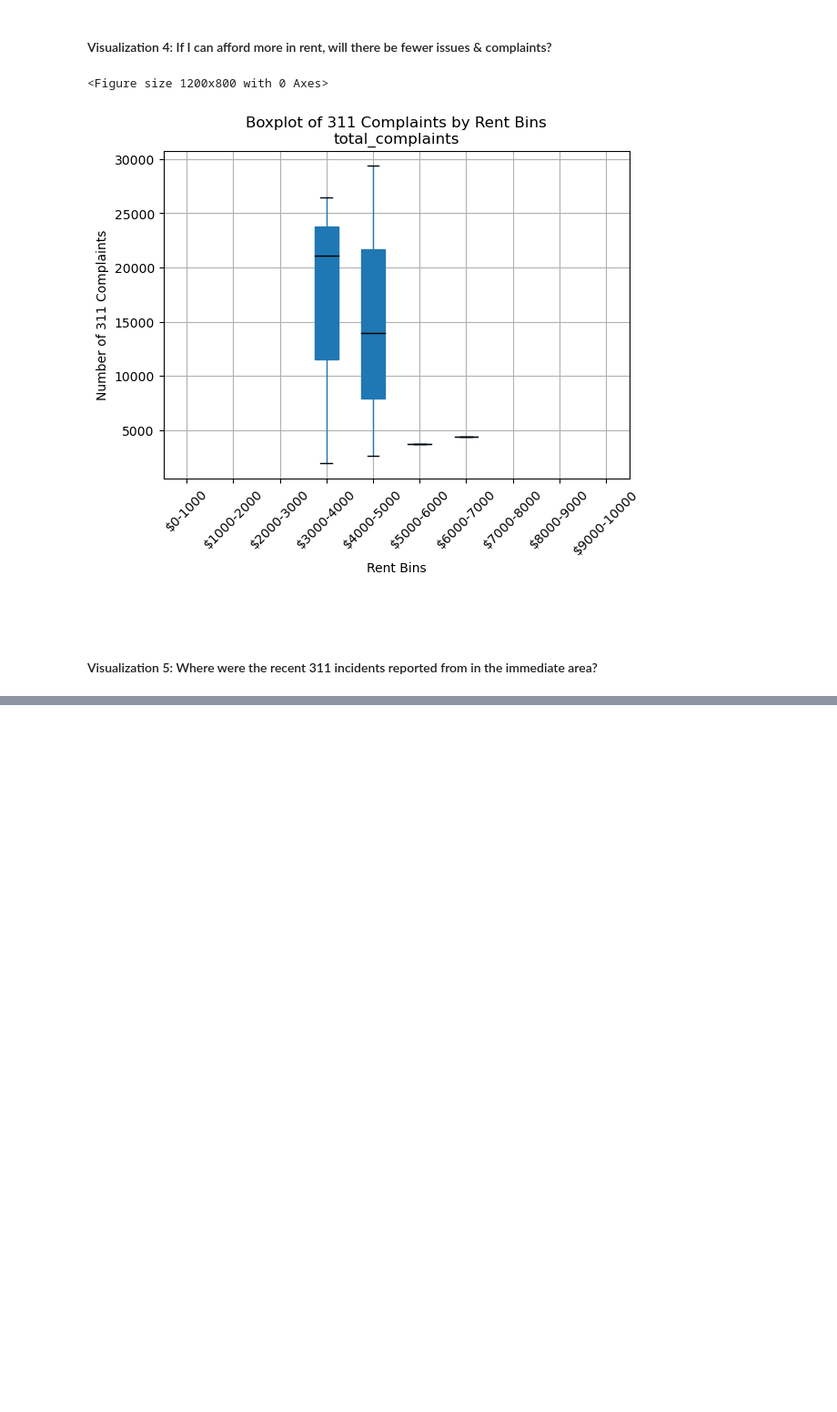
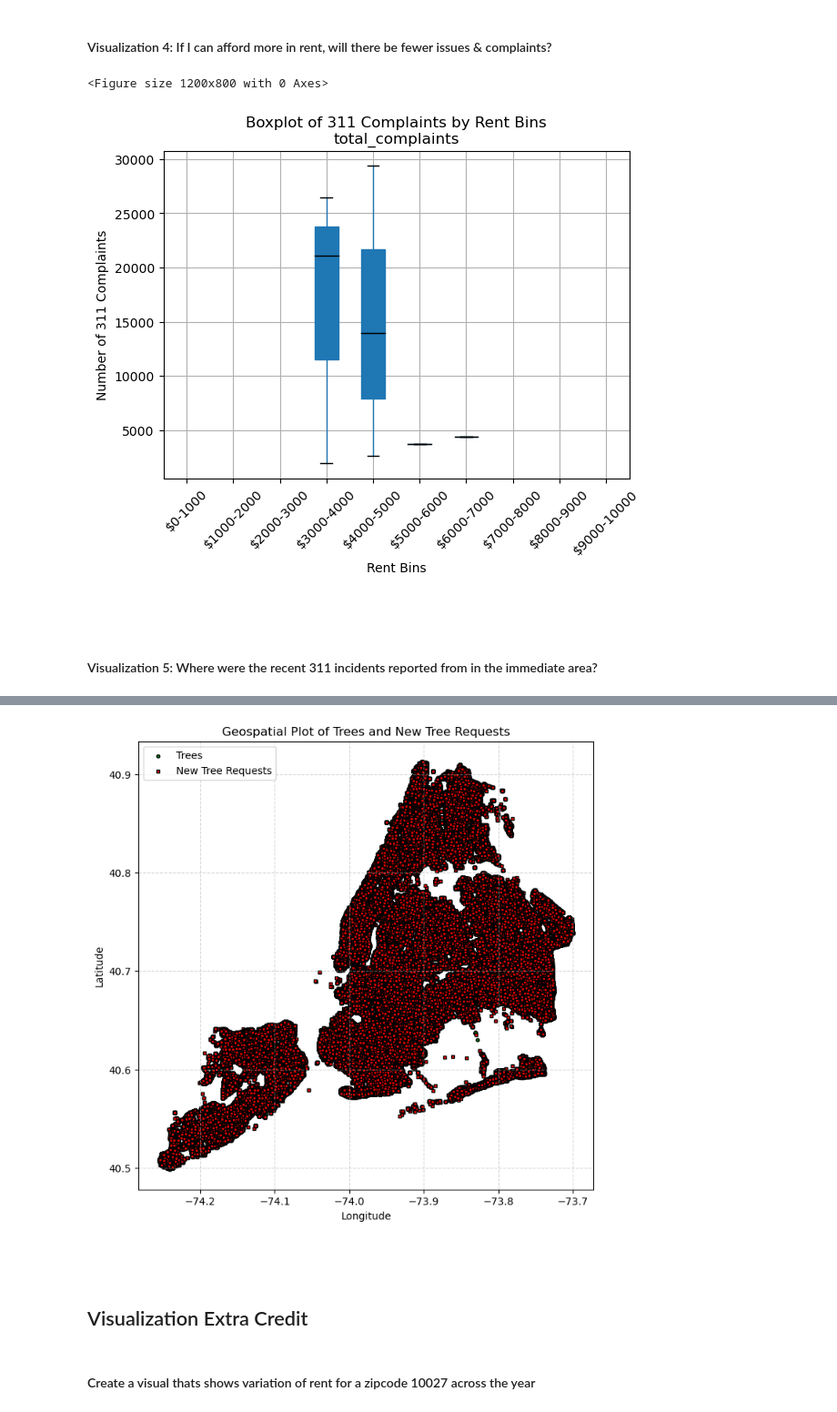
Before and after one commit to Moustafaban1/Project---Tools-for-Analytics-, a Jupyter notebook: Group 6 Final Project.ipynb, the cells around one changed output, grey strips where cells are left out. Shown at 91% size. Drawn from its saved outputs; the diff is of its cells as text; code cells hidden in the pictures; blank space fills up the shorter version.

```diff
--- a/Group 6 Final Project.ipynb
+++ b/Group 6 Final Project.ipynb
@@ -1044,0 +1111,47 @@ plot_visual_4(some_dataframe)
+# %%
+def get_data_for_visual_6():
+
+    query_trees = """
+        SELECT
+            "tree_id",
+            "spc_common",
+            ST_X("the_geom") AS "longitude",
+            ST_Y("the_geom") AS "latitude"
+        FROM
+            "trees";
+    """
+
+    query_complaints = """
+        SELECT
+            "latitude",
+            "longitude",
+            "created_date"
+        FROM
+            "complaints"
+        WHERE
+            "created_date" BETWEEN '2023-03-01' AND '2024-02-29';
+    """
+
+    df_trees = pd.read_sql_query(query_trees, engine)
+    df_311 = pd.read_sql_query(query_complaints, engine)
+
+
+    geometry_trees = [shapely.geometry.Point(lon, lat) for lon, lat in zip(df_trees['longitude'], df_trees['latitude'])]
+    geometry_311 = [shapely.geometry.Point(lon, lat) for lon, lat in zip(df_311['longitude'], df_311['latitude'])]
+
+
+    gdf_trees = gpd.GeoDataFrame(df_trees, geometry=geometry_trees, crs='EPSG:4326')
+    gdf_311 = gpd.GeoDataFrame(df_311, geometry=geometry_311, crs='EPSG:4326')
+
+    return gdf_trees, gdf_311
+# %%
+gdf_trees, gdf_311 = get_data_for_visual_6()
+plot_visual_6(gdf_trees, gdf_311)
+# %% [output]
+[figure, added]
+# %% [markdown]
+####
+# %% [markdown]
+## Visualization Extra Credit
+# %% [markdown]
+#### Create a visual thats shows variation of rent for a zipcode 10027 across the year
```
Also changed, not shown: parts of 10 cells of this notebook.
